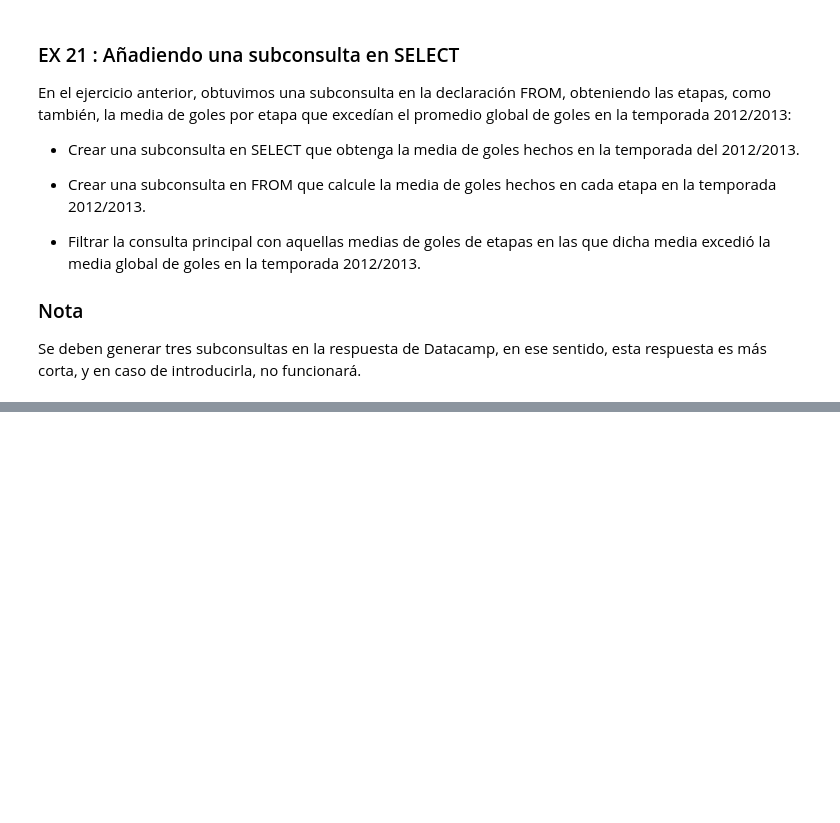
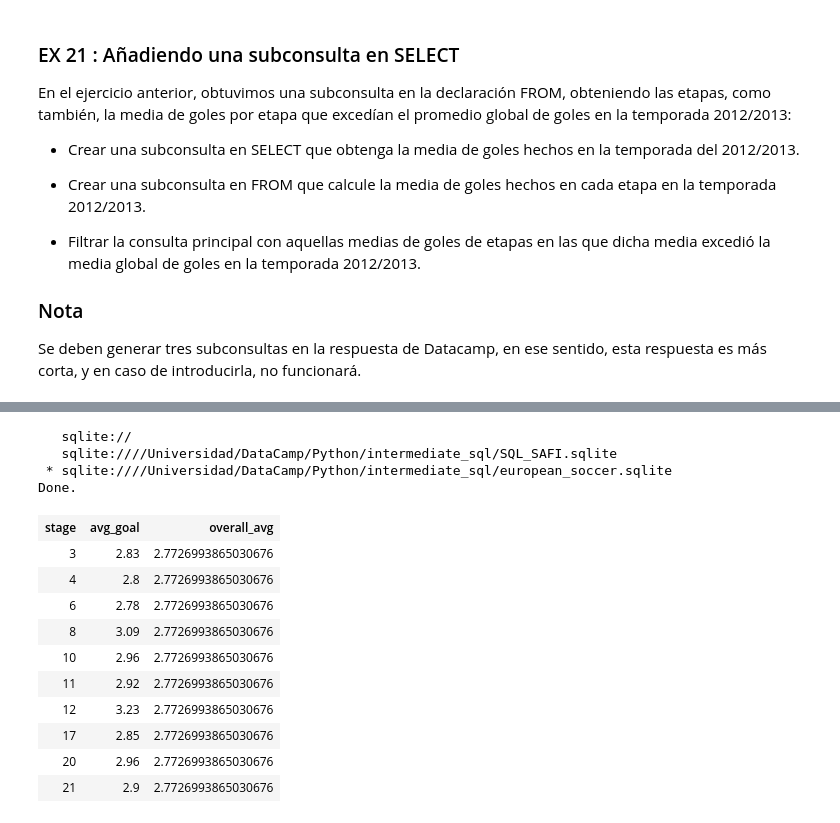
Before and after one commit to adinamarca/notebooks, a Jupyter notebook: SQL/intermediate_sql/notebook.ipynb, the cells around one changed output, grey strips where cells are left out. Cells and saved outputs as stored; diff of their text form; code cells hidden in the pictures; blank space fills up the shorter version.

```diff
--- a/SQL/intermediate_sql/notebook.ipynb
+++ b/SQL/intermediate_sql/notebook.ipynb
@@ -2534,0 +2590,31 @@ Done.
+# %%
+%sql SELECT s.stage, \
+ROUND(s.avg_goals, 2) AS avg_goal, \
+(SELECT AVG(home_team_goal + away_team_goal) FROM match \
+WHERE season = '2012/2013') AS overall_avg \
+FROM (SELECT \
+stage, \
+AVG(home_team_goal + away_team_goal) AS avg_goals \
+FROM match \
+WHERE season = '2012/2013' \
+GROUP BY stage) AS s \
+WHERE s.avg_goals > (SELECT AVG (home_team_goal + away_team_goal) \
+FROM match \
+WHERE season = '2012/2013') \
+LIMIT 10
+# %% [output]
+   sqlite://
+   sqlite:////Universidad/DataCamp/Python/intermediate_sql/SQL_SAFI.sqlite
+ * sqlite:////Universidad/DataCamp/Python/intermediate_sql/european_soccer.sqlite
+Done.
+| stage | avg_goal | overall_avg |
+| 3 | 2.83 | 2.7726993865030676 |
+| 4 | 2.8 | 2.7726993865030676 |
+| 6 | 2.78 | 2.7726993865030676 |
+| 8 | 3.09 | 2.7726993865030676 |
+| 10 | 2.96 | 2.7726993865030676 |
+| 11 | 2.92 | 2.7726993865030676 |
+| 12 | 3.23 | 2.7726993865030676 |
+| 17 | 2.85 | 2.7726993865030676 |
+| 20 | 2.96 | 2.7726993865030676 |
+| 21 | 2.9 | 2.7726993865030676 |
```
Also changed, not shown: parts of 16 cells of this notebook.
